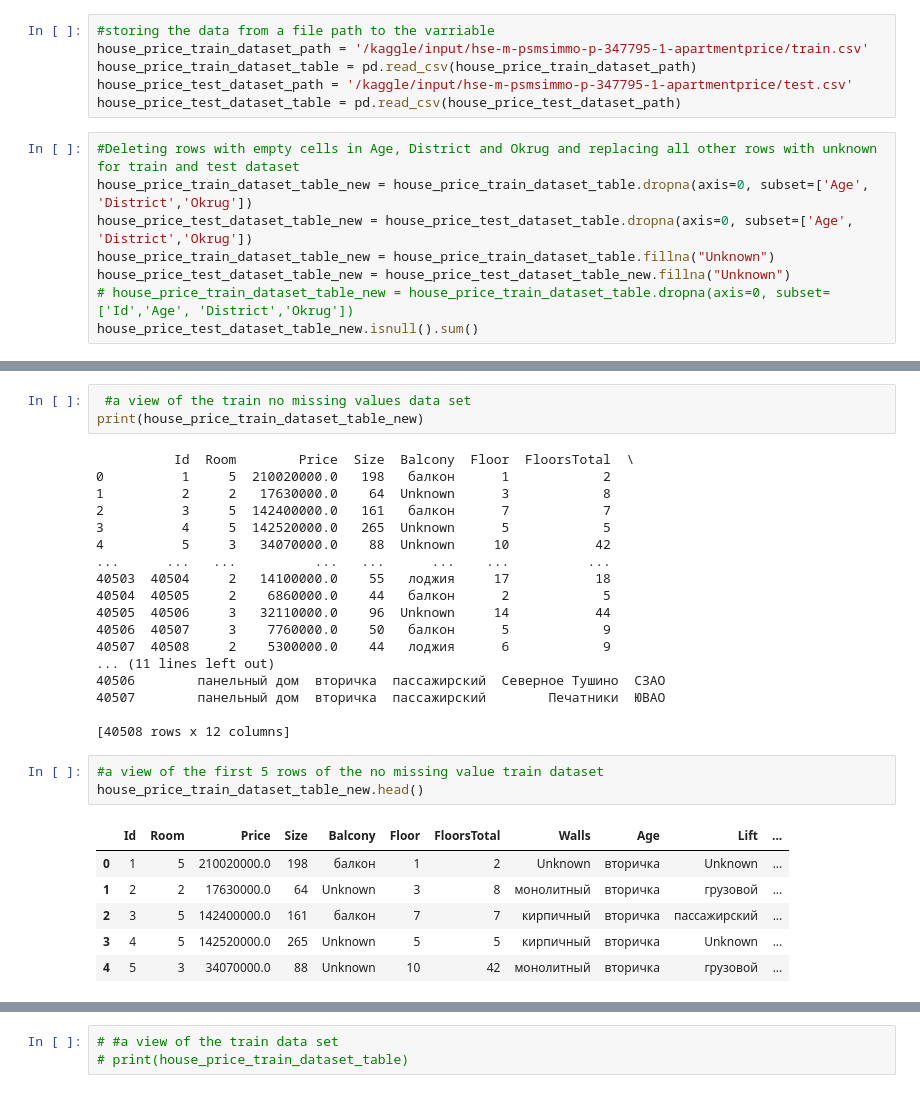
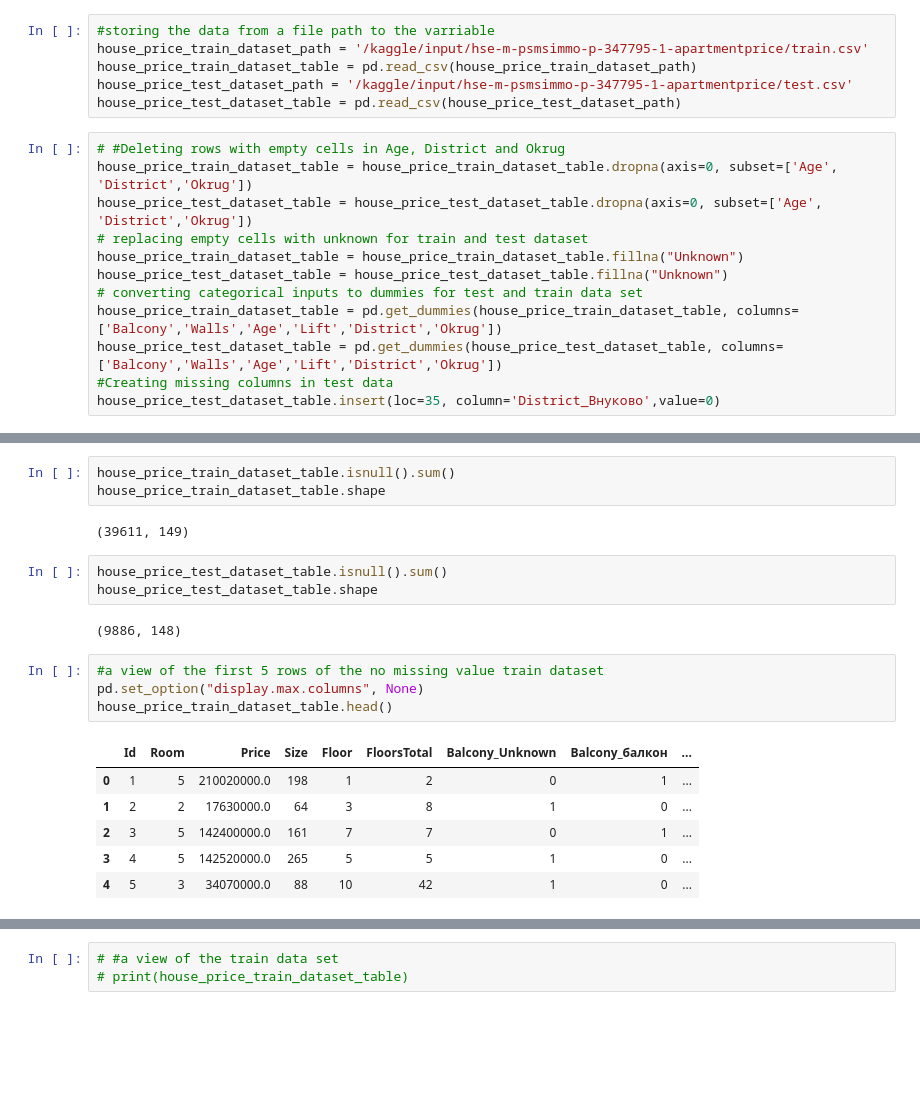
Before and after one commit to nii-brocke/kaggle, a Jupyter notebook: house-prediction.ipynb, the cells around one changed output, grey strips where cells are left out. Cells and saved outputs as stored; diff of their text form; blank space fills up the shorter version.

```diff
--- a/house-prediction.ipynb
+++ b/house-prediction.ipynb
@@ -16,10 +16,14 @@ house_price_train_dataset_table = pd.read_csv(house_price_train_dataset_path)
 house_price_test_dataset_path = '/kaggle/input/hse-m-psmsimmo-p-347795-1-apartmentprice/test.csv'
 house_price_test_dataset_table = pd.read_csv(house_price_test_dataset_path)
 # %%
-#Deleting rows with empty cells in Age, District and Okrug and replacing all other rows with unknown for train and test dataset
-house_price_train_dataset_table_new = house_price_train_dataset_table.dropna(axis=0, subset=['Age', 'District','Okrug'])
-house_price_test_dataset_table_new = house_price_test_dataset_table.dropna(axis=0, subset=['Age', 'District','Okrug'])
-house_price_train_dataset_table_new = house_price_train_dataset_table.fillna("Unknown")
-house_price_test_dataset_table_new = house_price_test_dataset_table_new.fillna("Unknown")
-# house_price_train_dataset_table_new = house_price_train_dataset_table.dropna(axis=0, subset=['Id','Age', 'District','Okrug'])
-house_price_test_dataset_table_new.isnull().sum()
+# #Deleting rows with empty cells in Age, District and Okrug
+house_price_train_dataset_table = house_price_train_dataset_table.dropna(axis=0, subset=['Age', 'District','Okrug'])
+house_price_test_dataset_table = house_price_test_dataset_table.dropna(axis=0, subset=['Age', 'District','Okrug'])
+# replacing empty cells with unknown for train and test dataset
+house_price_train_dataset_table = house_price_train_dataset_table.fillna("Unknown")
+house_price_test_dataset_table = house_price_test_dataset_table.fillna("Unknown")
+# converting categorical inputs to dummies for test and train data set
+house_price_train_dataset_table = pd.get_dummies(house_price_train_dataset_table, columns=['Balcony','Walls','Age','Lift','District','Okrug'])
+house_price_test_dataset_table = pd.get_dummies(house_price_test_dataset_table, columns=['Balcony','Walls','Age','Lift','District','Okrug'])
+#Creating missing columns in test data
+house_price_test_dataset_table.insert(loc=35, column='District_Внуково',value=0)
@@ -39,31 +30,21 @@ dtype: int64
-# %%
- #a view of the train no missing values data set
-print(house_price_train_dataset_table_new)
-# %% [output]
-          Id  Room        Price  Size  Balcony  Floor  FloorsTotal  \
-0          1     5  210020000.0   198   балкон      1            2
-1          2     2   17630000.0    64  Unknown      3            8
-2          3     5  142400000.0   161   балкон      7            7
-3          4     5  142520000.0   265  Unknown      5            5
-4          5     3   34070000.0    88  Unknown     10           42
-...      ...   ...          ...   ...      ...    ...          ...
-40503  40504     2   14100000.0    55   лоджия     17           18
-40504  40505     2    6860000.0    44   балкон      2            5
-40505  40506     3   32110000.0    96  Unknown     14           44
-40506  40507     3    7760000.0    50   балкон      5            9
-40507  40508     2    5300000.0    44   лоджия      6            9
-... (11 lines left out)
-40506        панельный дом  вторичка  пассажирский  Северное Тушино  СЗАО
-40507        панельный дом  вторичка  пассажирский        Печатники  ЮВАО
-
-[40508 rows x 12 columns]
+# %%
+house_price_train_dataset_table.isnull().sum()
+house_price_train_dataset_table.shape
+# %% [output]
+(39611, 149)
+# %%
+house_price_test_dataset_table.isnull().sum()
+house_price_test_dataset_table.shape
+# %% [output]
+(9886, 148)
 # %%
 #a view of the first 5 rows of the no missing value train dataset
-house_price_train_dataset_table_new.head()
+pd.set_option("display.max.columns", None)
+house_price_train_dataset_table.head()
 # %% [output]
-|  | Id | Room | Price | Size | Balcony | Floor | FloorsTotal | Walls | Age | Lift | ... |
-| 0 | 1 | 5 | 210020000.0 | 198 | балкон | 1 | 2 | Unknown | вторичка | Unknown | ... |
-| 1 | 2 | 2 | 17630000.0 | 64 | Unknown | 3 | 8 | монолитный | вторичка | грузовой | ... |
-| 2 | 3 | 5 | 142400000.0 | 161 | балкон | 7 | 7 | кирпичный | вторичка | пассажирский | ... |
-| 3 | 4 | 5 | 142520000.0 | 265 | Unknown | 5 | 5 | кирпичный | вторичка | Unknown | ... |
-| 4 | 5 | 3 | 34070000.0 | 88 | Unknown | 10 | 42 | монолитный | вторичка | грузовой | ... |
+|  | Id | Room | Price | Size | Floor | FloorsTotal | Balcony_Unknown | Balcony_балкон | ... |
+| 0 | 1 | 5 | 210020000.0 | 198 | 1 | 2 | 0 | 1 | ... |
+| 1 | 2 | 2 | 17630000.0 | 64 | 3 | 8 | 1 | 0 | ... |
+| 2 | 3 | 5 | 142400000.0 | 161 | 7 | 7 | 0 | 1 | ... |
+| 3 | 4 | 5 | 142520000.0 | 265 | 5 | 5 | 1 | 0 | ... |
+| 4 | 5 | 3 | 34070000.0 | 88 | 10 | 42 | 1 | 0 | ... |
```
Also changed, not shown: parts of 12 cells of this notebook.
